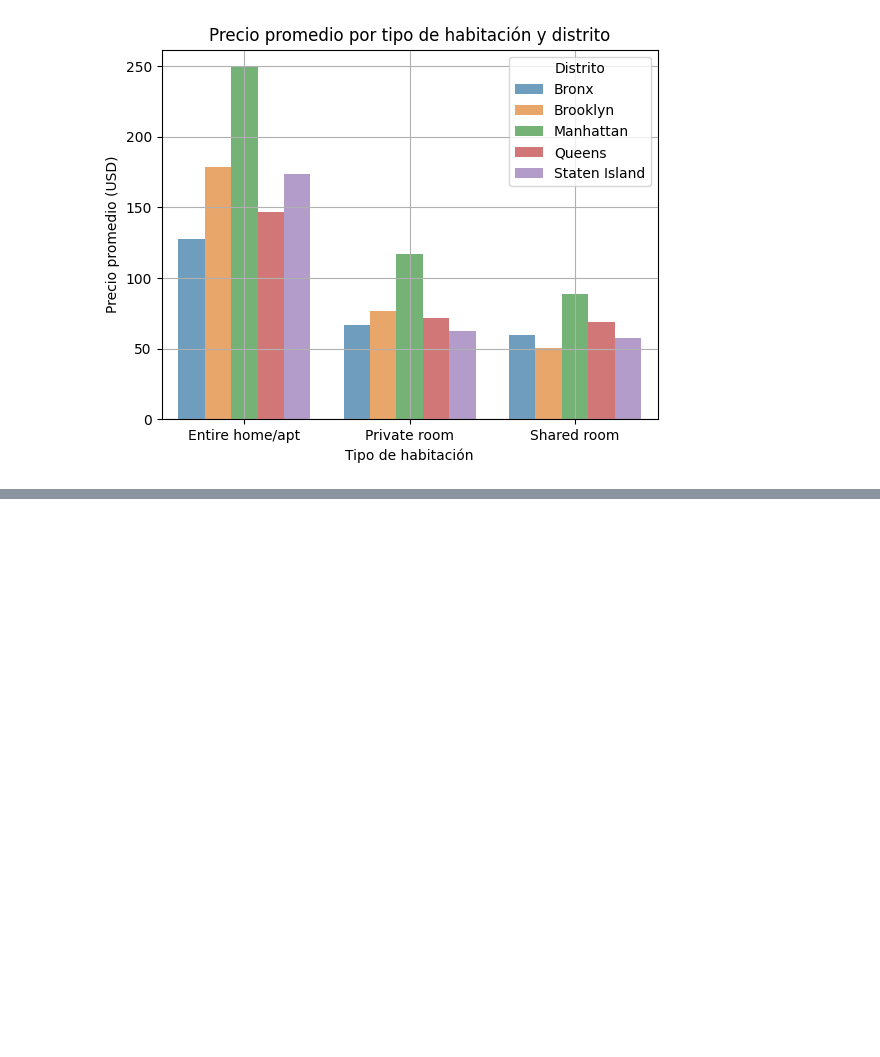
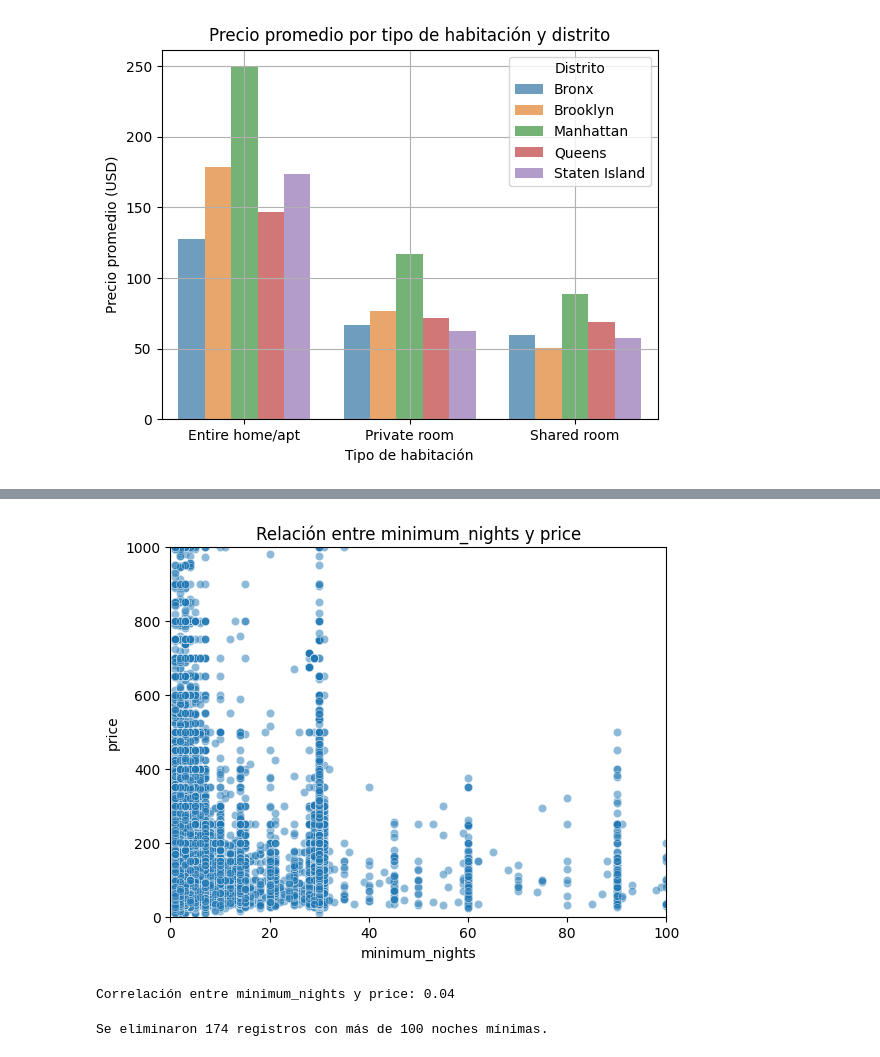
Before and after one commit to 4GeeksAcademy/agumarquez-machine-learning-python-template, a Jupyter notebook: src/explore.ipynb, the cells around one changed output, grey strips where cells are left out. Cells and saved outputs as stored; diff of their text form; code cells hidden in the pictures; blank space fills up the shorter version.

```diff
--- a/src/explore.ipynb
+++ b/src/explore.ipynb
@@ -237,0 +314,19 @@ plt.show()
+# %%
+sns.scatterplot(data=df, x='minimum_nights', y='price', alpha=0.5)
+plt.title('Relación entre minimum_nights y price')
+plt.xlim(0, 100)
+plt.ylim(0, 1000)
+plt.show()
+# %% [output]
+[figure, added]
+# %%
+correlacion = df[['minimum_nights', 'price']].corr().iloc[0, 1]
+print(f"Correlación entre minimum_nights y price: {correlacion:.2f}")
+# %% [output]
+Correlación entre minimum_nights y price: 0.04
+# %%
+df_filtrado = df[df['minimum_nights'] <= 100]
+eliminados = df[df['minimum_nights'] > 100]
+print(f"Se eliminaron {len(eliminados)} registros con más de 100 noches mínimas.")
+# %% [output]
+Se eliminaron 174 registros con más de 100 noches mínimas.
```
Also changed, not shown: parts of 16 cells of this notebook.
